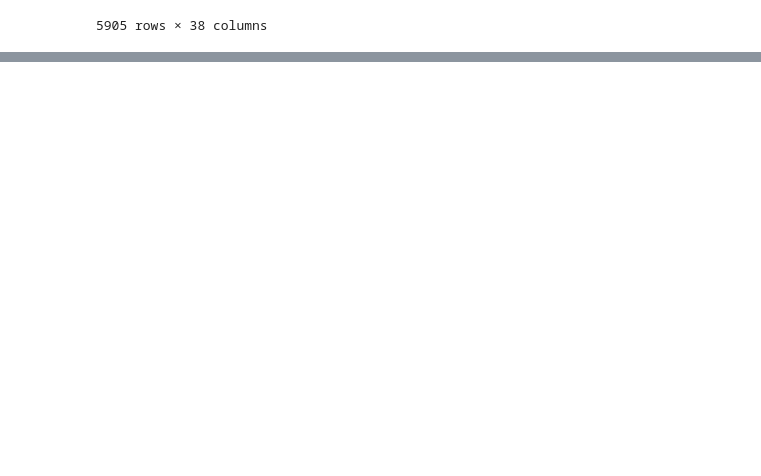
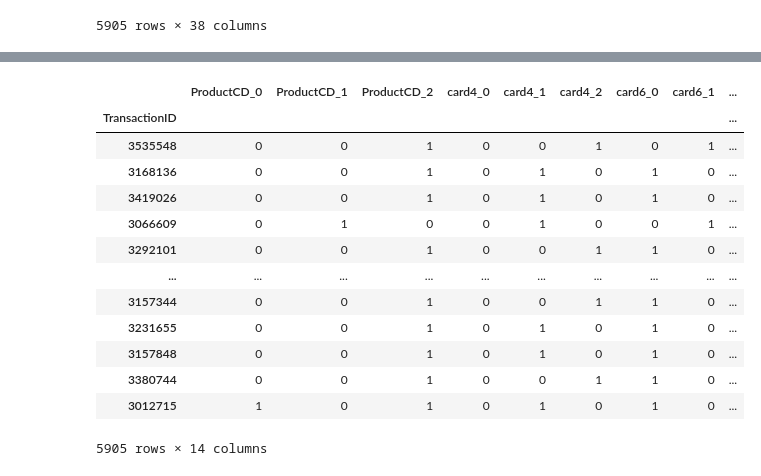
Before and after one commit to jackbro101/IEEE_FraudDetection_EDA, a Jupyter notebook: ieee_EDA_Jack.ipynb, the cells around one changed output, grey strips where cells are left out. Cells and saved outputs as stored; diff of their text form; code cells hidden in the pictures; blank space fills up the shorter version.

```diff
--- a/ieee_EDA_Jack.ipynb
+++ b/ieee_EDA_Jack.ipynb
@@ -389,0 +293,29 @@ train & val (472432, 181) (118108, 181) (472432, 1) (118108, 1)
+# %%
+from category_encoders import BinaryEncoder
+# import category_encoders as ce
+from sklearn.preprocessing import LabelEncoder
+
+# object = sampling[['isFraud','ProductCD','card4','card6','P_emaildomain','R_emaildomain','id_12','id_15','id_16','id_28','id_29','id_31','id_35','id_36','id_37','id_38','DeviceType','DeviceInfo']]
+
+y = sampling.isFraud
+X = pd.DataFrame(sampling, columns=['ProductCD','card4','card6','P_emaildomain'])
+
+enc = BinaryEncoder().fit(X, y)
+bin_object = enc.transform(X)
+# %%
+bin_object
+# %% [output]
+|  | ProductCD_0 | ProductCD_1 | ProductCD_2 | card4_0 | card4_1 | card4_2 | card6_0 | card6_1 | ... |
+| TransactionID |  |  |  |  |  |  |  |  | ... |
+| 3535548 | 0 | 0 | 1 | 0 | 0 | 1 | 0 | 1 | ... |
+| 3168136 | 0 | 0 | 1 | 0 | 1 | 0 | 1 | 0 | ... |
+| 3419026 | 0 | 0 | 1 | 0 | 1 | 0 | 1 | 0 | ... |
+| 3066609 | 0 | 1 | 0 | 0 | 1 | 0 | 0 | 1 | ... |
+| 3292101 | 0 | 0 | 1 | 0 | 0 | 1 | 1 | 0 | ... |
+| ... | ... | ... | ... | ... | ... | ... | ... | ... | ... |
+| 3157344 | 0 | 0 | 1 | 0 | 0 | 1 | 1 | 0 | ... |
+| 3231655 | 0 | 0 | 1 | 0 | 1 | 0 | 1 | 0 | ... |
+| 3157848 | 0 | 0 | 1 | 0 | 1 | 0 | 1 | 0 | ... |
+| 3380744 | 0 | 0 | 1 | 0 | 0 | 1 | 1 | 0 | ... |
+| 3012715 | 1 | 0 | 1 | 0 | 1 | 0 | 1 | 0 | ... |
+5905 rows × 14 columns
```
Also changed, not shown: parts of 36 cells of this notebook.
